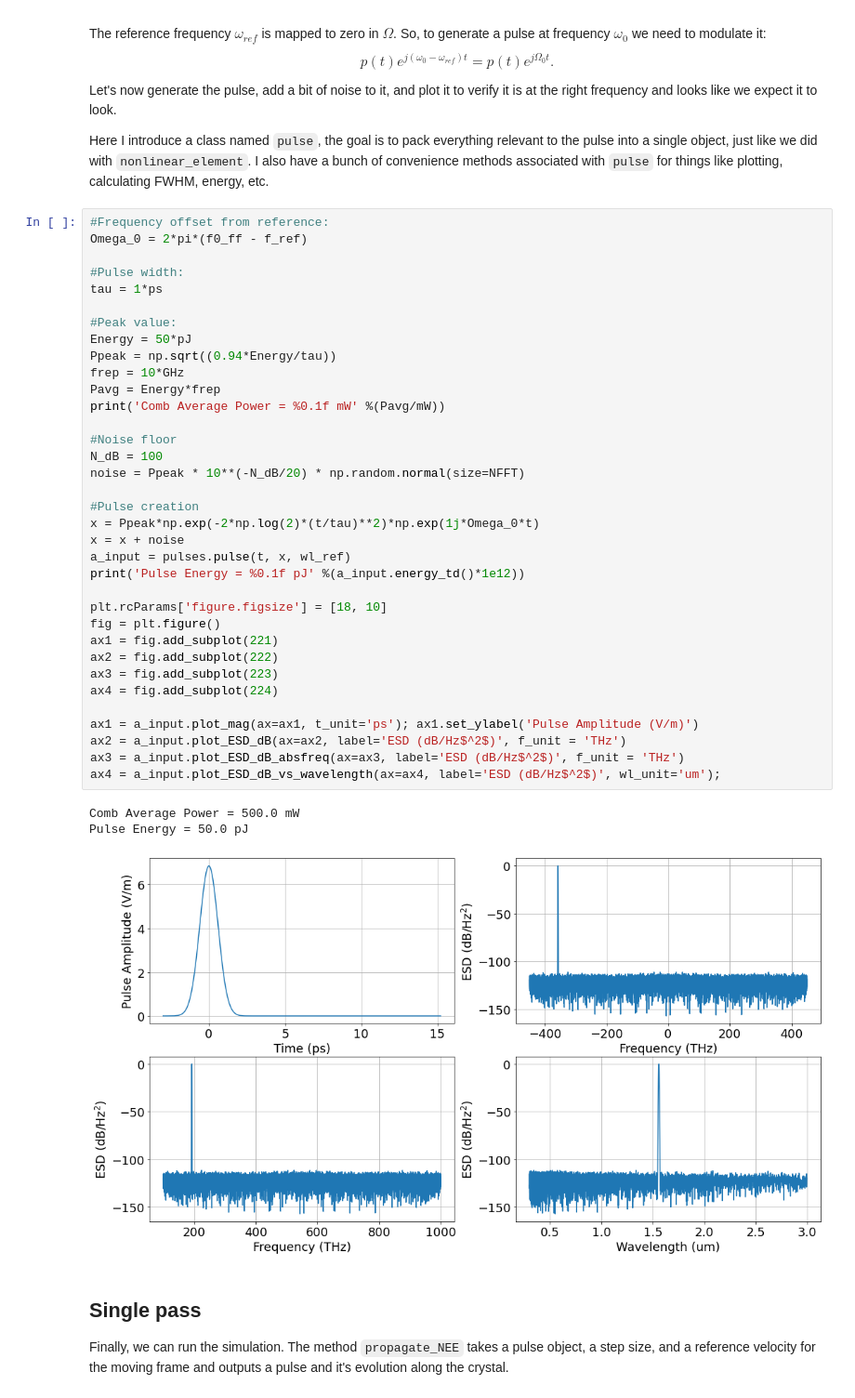
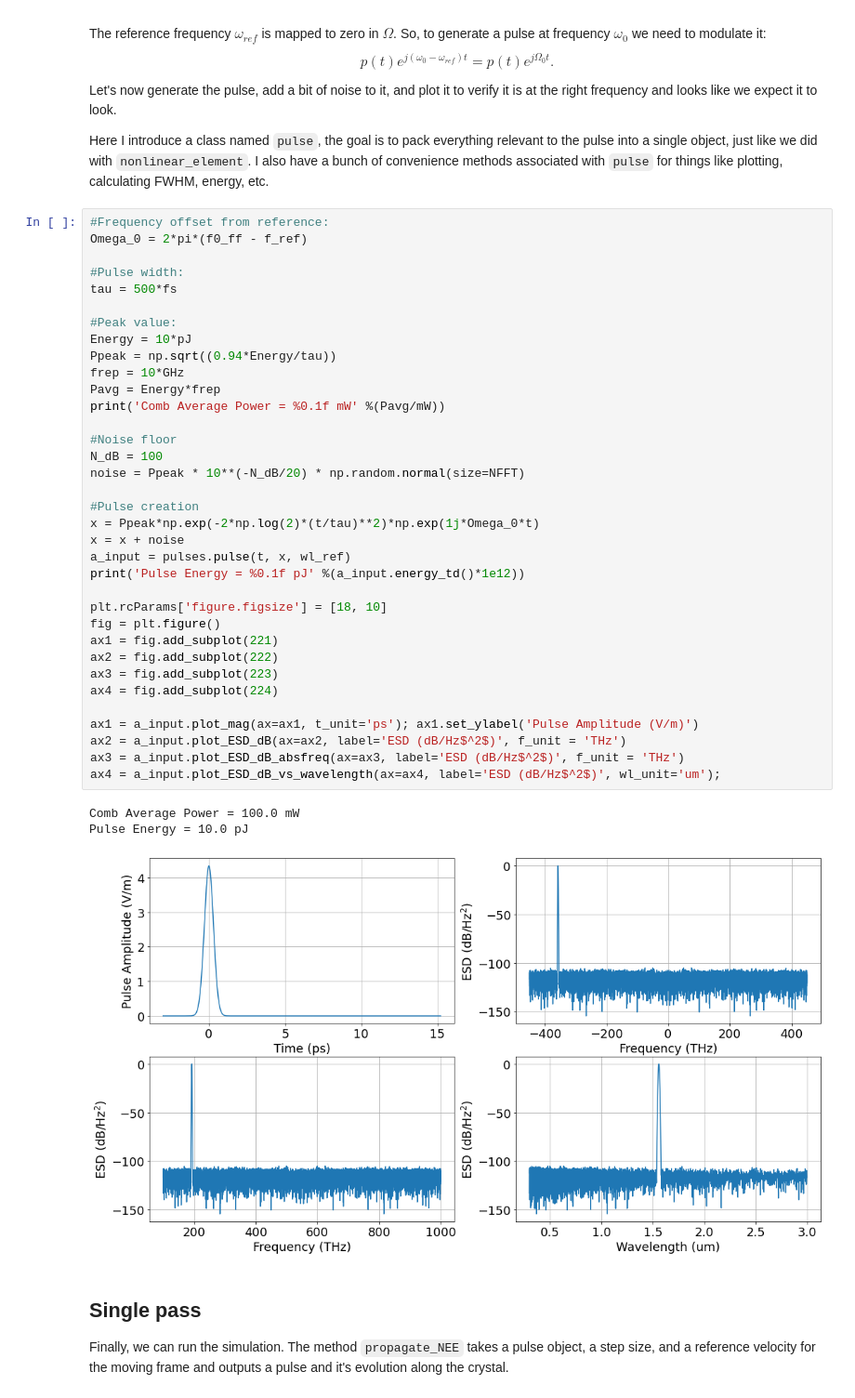
Before and after one commit to ledezmaluism/snow, a Jupyter notebook: Notebooks/SCG_JPL.ipynb, the cells around one changed output. Shown at 93% size. Saved outputs shown, nothing was run; the diff lists cells and outputs as text.

```diff
--- a/Notebooks/SCG_JPL.ipynb
+++ b/Notebooks/SCG_JPL.ipynb
@@ -342,40 +347,40 @@
 Omega_0 = 2*pi*(f0_ff - f_ref)
 
 #Pulse width:
-tau = 1*ps
+tau = 500*fs
 
 #Peak value:
-Energy = 50*pJ
+Energy = 10*pJ
 Ppeak = np.sqrt((0.94*Energy/tau))
 frep = 10*GHz
 Pavg = Energy*frep
 print('Comb Average Power = %0.1f mW' %(Pavg/mW))
 
 #Noise floor
 N_dB = 100
 noise = Ppeak * 10**(-N_dB/20) * np.random.normal(size=NFFT)
 
 #Pulse creation
 x = Ppeak*np.exp(-2*np.log(2)*(t/tau)**2)*np.exp(1j*Omega_0*t)
 x = x + noise
 a_input = pulses.pulse(t, x, wl_ref)
 print('Pulse Energy = %0.1f pJ' %(a_input.energy_td()*1e12))
 
 plt.rcParams['figure.figsize'] = [18, 10]
 fig = plt.figure()
 ax1 = fig.add_subplot(221)
 ax2 = fig.add_subplot(222)
 ax3 = fig.add_subplot(223)
 ax4 = fig.add_subplot(224)
 
 ax1 = a_input.plot_mag(ax=ax1, t_unit='ps'); ax1.set_ylabel('Pulse Amplitude (V/m)')
 ax2 = a_input.plot_ESD_dB(ax=ax2, label='ESD (dB/Hz$^2$)', f_unit = 'THz')
 ax3 = a_input.plot_ESD_dB_absfreq(ax=ax3, label='ESD (dB/Hz$^2$)', f_unit = 'THz')
 ax4 = a_input.plot_ESD_dB_vs_wavelength(ax=ax4, label='ESD (dB/Hz$^2$)', wl_unit='um');
 # %% [output]
-Comb Average Power = 500.0 mW
-Pulse Energy = 50.0 pJ
+Comb Average Power = 100.0 mW
+Pulse Energy = 10.0 pJ
-[figure, old version]
+[figure, new version]
 # %% [markdown]
 ## Single pass
 
```
Also changed, not shown: parts of 11 cells of this notebook.
